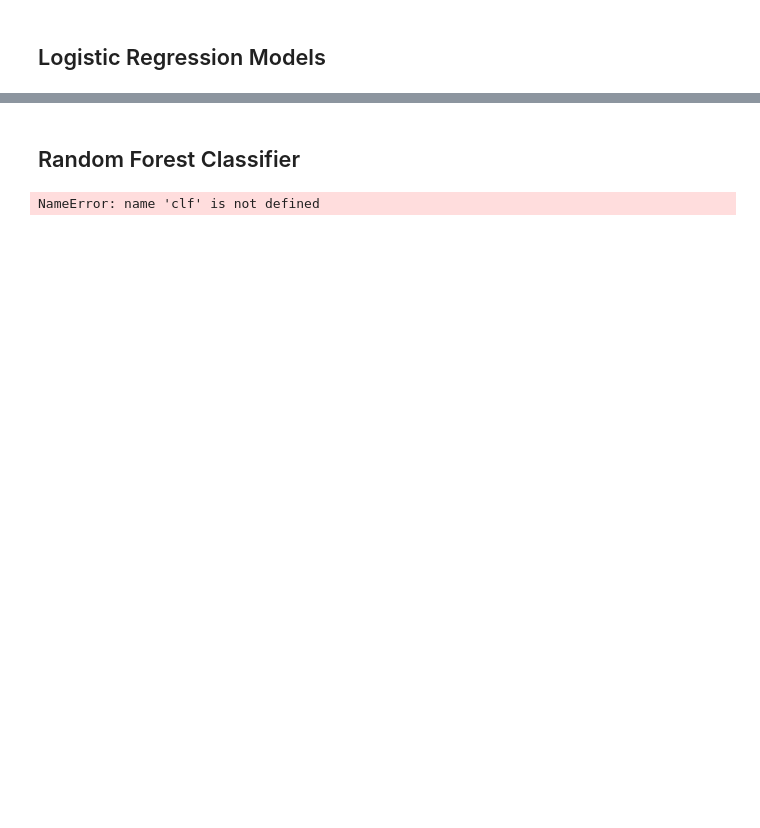
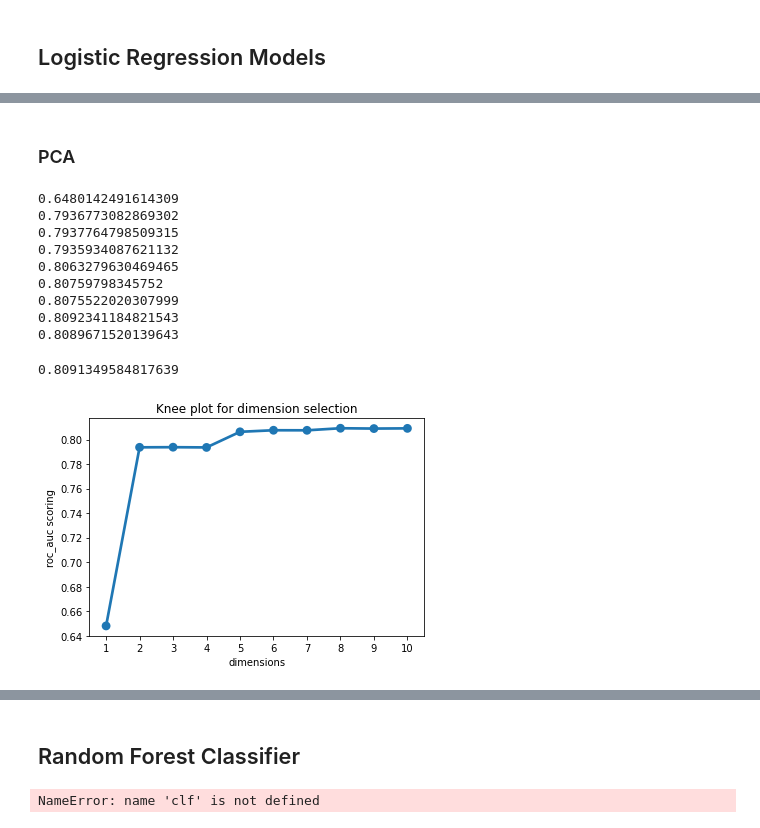
Before and after one commit to allisonjrhee/cs396-final-proj, a Jupyter notebook: 396_Final_Proj.ipynb, the cells around one changed output, grey strips where cells are left out. Cells and saved outputs as stored; diff of their text form; code cells hidden in the pictures; blank space fills up the shorter version.

```diff
--- a/396_Final_Proj.ipynb
+++ b/396_Final_Proj.ipynb
@@ -905,3 +907,43 @@ roc auc score - standard scaled: 0.8119676411413179:
+# %% [markdown]
+### PCA
+# %%
+from sklearn.decomposition import PCA
+import seaborn as sns
+
+# pca = PCA(n_components=6)
+# X_scaled_PCA10 = pca.fit_transform(X_scaled)
+# lrscaledPCA10_cv_results = mean(cross_val_score(lr_model, X_scaled_PCA10, y_bool, cv=5, scoring='roc_auc'))
+# print("roc auc score - standard scaled and PCA to 10 dimensions: {}: ".format(lrscaledPCA10_cv_results))
+
+scoredict = {}
+lr_model = LogisticRegression(solver='saga')
+
+for k in range(1, 11):
+    currpca = PCA(n_components=k)
+    currxscaled = currpca.fit_transform(X_scaled)
+    cvscore = mean(cross_val_score(lr_model, currxscaled, y_bool, cv=5, scoring='roc_auc'))
+    scoredict[k] = cvscore
+    # print(scoredict[k])
+
+
+plt.title('Knee plot for dimension selection')
+plt.xlabel('dimensions')
+plt.ylabel('roc_auc scoring')
+sns.pointplot(x=list(scoredict.keys()),
+             y=list(scoredict.values()))
+plt.show()
+# %% [output]
+0.6480142491614309
+0.7936773082869302
+0.7937764798509315
+0.7935934087621132
+0.8063279630469465
+0.80759798345752
+0.8075522020307999
+0.8092341184821543
+0.8089671520139643
+0.8091349584817639
+[figure, added]
 # %%
 # Plot
 scalingtypes = ['No Scaling',
```
Also changed, not shown: parts of 4 cells of this notebook.
